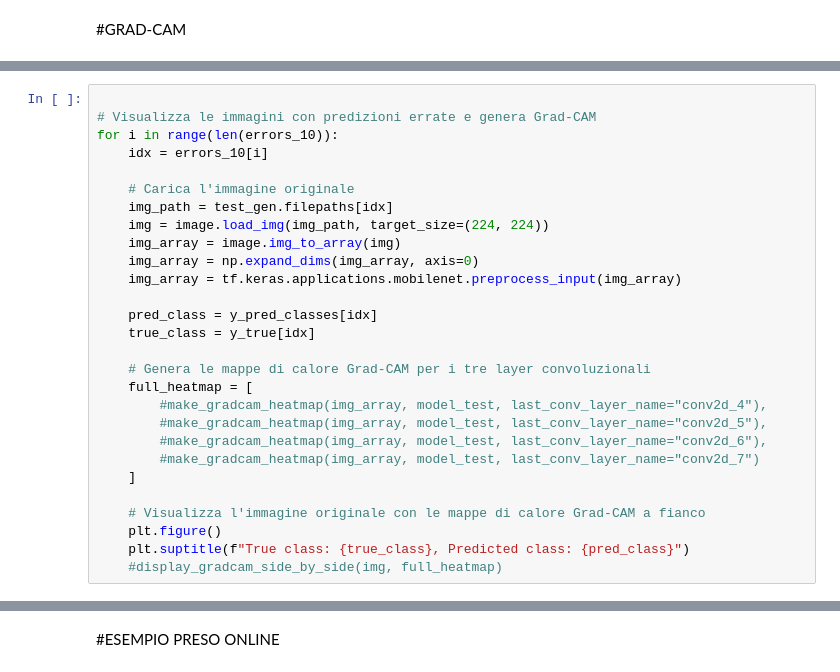
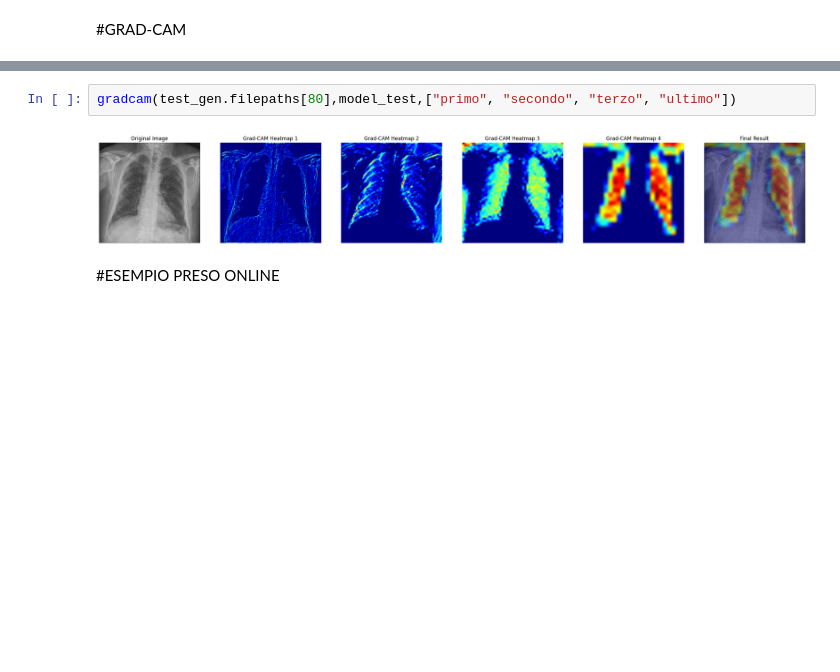
Before and after one commit to AEdral/Advanced-Analysis-CNN-Classification, a Jupyter notebook: Codice/Colab/model_train.ipynb, the cells around one changed output, grey strips where cells are left out. Saved outputs shown, nothing was run; the diff lists cells and outputs as text; blank space fills up the shorter version.

Commit message:
risolto il problema delle gradcam - relazione aggiunta

```diff
--- a/Codice/Colab/model_train.ipynb
+++ b/Codice/Colab/model_train.ipynb
@@ -1056,28 +968,0 @@ def display_gradcam_side_by_side(img, heatmaps):
-# %%
-
-# Visualizza le immagini con predizioni errate e genera Grad-CAM
-for i in range(len(errors_10)):
-    idx = errors_10[i]
-
-    # Carica l'immagine originale
-    img_path = test_gen.filepaths[idx]
-    img = image.load_img(img_path, target_size=(224, 224))
-    img_array = image.img_to_array(img)
-    img_array = np.expand_dims(img_array, axis=0)
-    img_array = tf.keras.applications.mobilenet.preprocess_input(img_array)
-
-    pred_class = y_pred_classes[idx]
-    true_class = y_true[idx]
-
-    # Genera le mappe di calore Grad-CAM per i tre layer convoluzionali
-    full_heatmap = [
-        #make_gradcam_heatmap(img_array, model_test, last_conv_layer_name="conv2d_4"),
-        #make_gradcam_heatmap(img_array, model_test, last_conv_layer_name="conv2d_5"),
-        #make_gradcam_heatmap(img_array, model_test, last_conv_layer_name="conv2d_6"),
-        #make_gradcam_heatmap(img_array, model_test, last_conv_layer_name="conv2d_7")
-    ]
-
-    # Visualizza l'immagine originale con le mappe di calore Grad-CAM a fianco
-    plt.figure()
-    plt.suptitle(f"True class: {true_class}, Predicted class: {pred_class}")
-    #display_gradcam_side_by_side(img, full_heatmap)
@@ -1095,3 +1206,7 @@ for i in range(len(errors_10)):
+# %%
+gradcam(test_gen.filepaths[80],model_test,["primo", "secondo", "terzo", "ultimo"])
+# %% [output]
+[figure, added]
 # %% [markdown]
 #ESEMPIO PRESO ONLINE
 # %%
```
Also changed, not shown: parts of 15 cells of this notebook, 4 other files.
